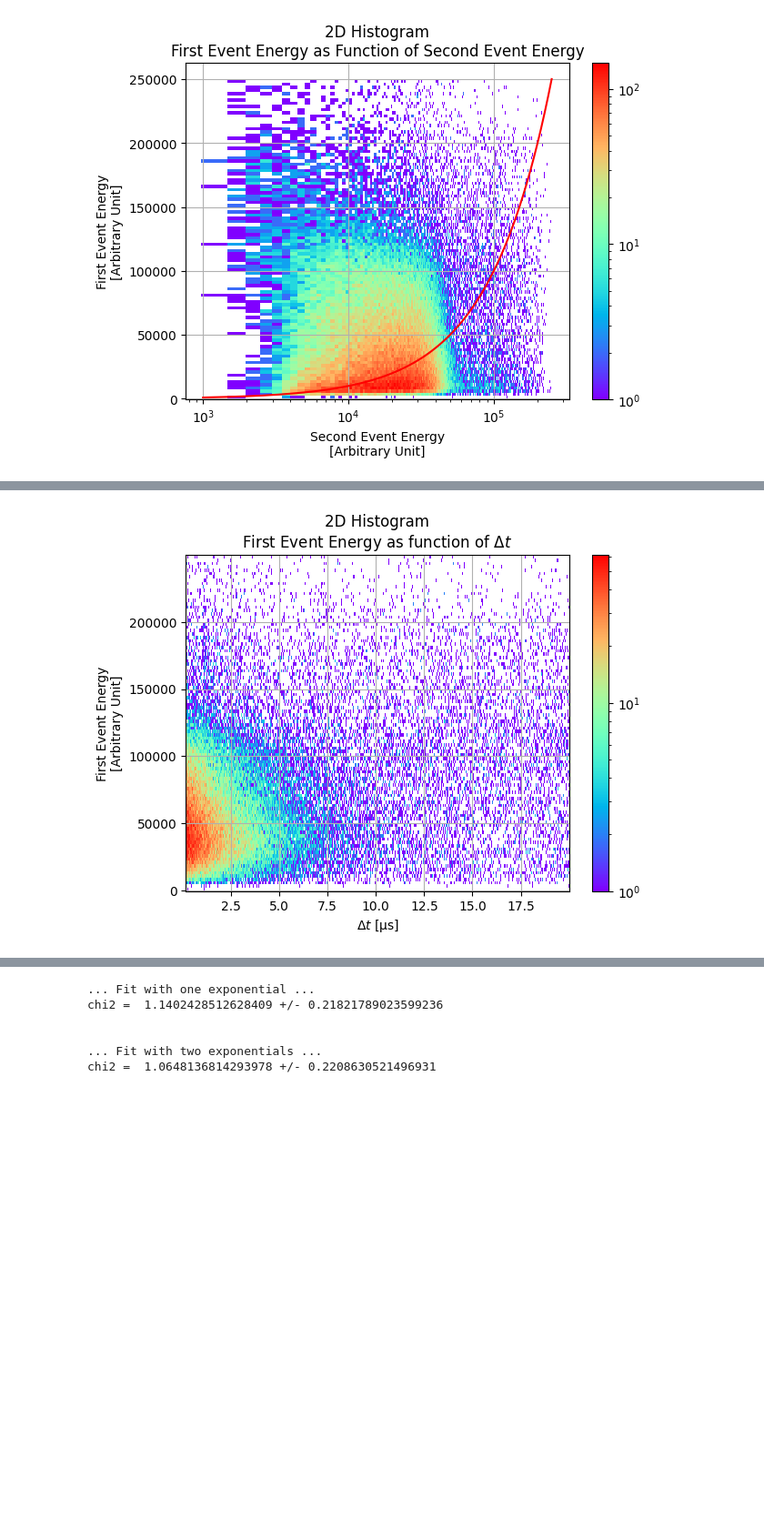
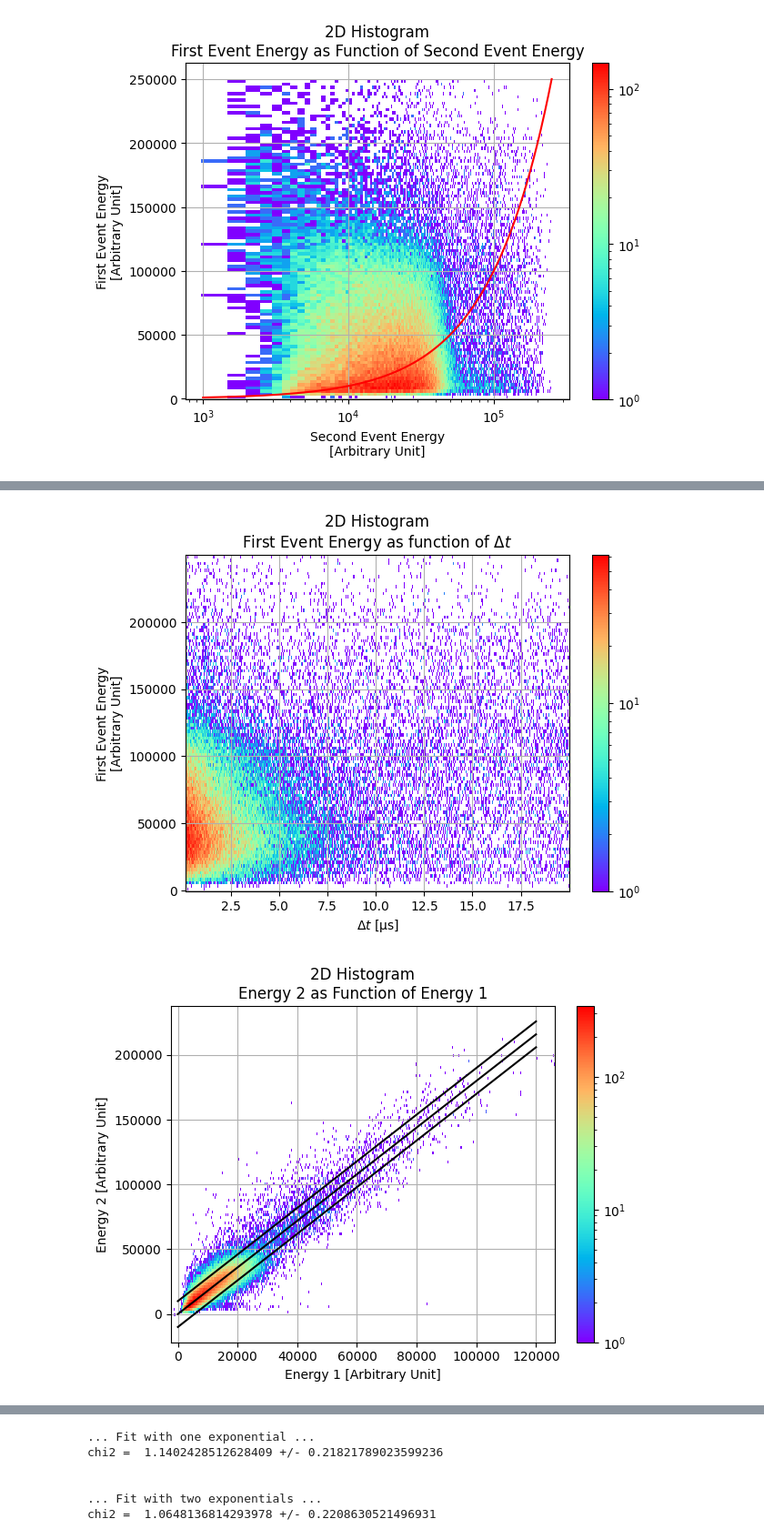
Before and after one commit to hindtaibi/BigMuoneXperiment, a Jupyter notebook: BigAnalysis.ipynb, the cells around one changed output, grey strips where cells are left out. Shown: that part at 91% size. Cells and saved outputs as stored; diff of their text form; code cells hidden in the pictures; blank space fills up the shorter version.

```diff
--- a/BigAnalysis.ipynb
+++ b/BigAnalysis.ipynb
@@ -235,30 +235,51 @@ plt.show()
 #Electron as function of dt
 fig, ax1 = plt.subplots(1, sharex=True)
 arr_1,xe_1,ye_1 = np.histogram2d(dt2[(dt2<dt_max) & (nrj2[:-1]<0.25e6) & (nrj2[1:]<0.25e6)][mask],
                                  nrj2[1:][(dt2<dt_max) & (nrj2[:-1]<0.25e6) & (nrj2[1:]<0.25e6)][mask],
                                  bins =(500,100))
 pcm_1 = ax1.pcolormesh(xe_1, ye_1,arr_1.T, cmap='rainbow', norm=LogNorm(vmin=arr_1.min()+1, vmax=arr_1.max()))
 ax1.set_xlabel('$\Delta t$ [µs]')
 ax1.set_ylabel('Second Event Energy\n[Arbitrary Unit]')
 ax1.set_title('2D Histogram\nSecond Event Energy as function of $\Delta t$')
 ax1.grid()
 fig.colorbar(pcm_1, ax=ax1, orientation='vertical', fraction=.1)
 plt.show()
 
 #Muon as function of dt
 fig, ax1 = plt.subplots(1, sharex=True)
 arr_1,xe_1,ye_1 = np.histogram2d(dt2[(dt2<dt_max) & (nrj2[:-1]<0.25e6) & (nrj2[1:]<0.25e6)][mask],
                                  nrj2[:-1][(dt2<dt_max) & (nrj2[:-1]<0.25e6) & (nrj2[1:]<0.25e6)][mask],
                                  bins =(500,100))
 pcm_1 = ax1.pcolormesh(xe_1, ye_1,arr_1.T, cmap='rainbow', norm=LogNorm(vmin=arr_1.min()+1, vmax=arr_1.max()))
 ax1.set_xlabel('$\Delta t$ [µs]')
 ax1.set_ylabel('First Event Energy\n[Arbitrary Unit]')
 ax1.set_title('2D Histogram\nFirst Event Energy as function of $\Delta t$')
 ax1.grid()
 fig.colorbar(pcm_1, ax=ax1, orientation='vertical', fraction=.1)
 plt.show()
+
+#Energy PM1 vs energy PM2
+
+alpha = 1.8
+beta = 10000
+
+fig, ax1 = plt.subplots(1, sharex=True)
+arr_1,xe_1,ye_1 = np.histogram2d(nrj1[1:][(dt2<dt_max) & (nrj2[:-1]<0.25e6) & (nrj2[1:]<0.25e6)][mask],
+                                 nrj2[1:][(dt2<dt_max) & (nrj2[:-1]<0.25e6) & (nrj2[1:]<0.25e6)][mask],
+                                 bins =(500,100))
+pcm_1 = ax1.pcolormesh(xe_1, ye_1,arr_1.T, cmap='rainbow', norm=LogNorm(vmin=arr_1.min()+1, vmax=arr_1.max()))
+ax1.set_xlabel('Energy 1 [Arbitrary Unit]')
+ax1.set_ylabel('Energy 2 [Arbitrary Unit]')
+ax1.set_title('2D Histogram\nEnergy 2 as Function of Energy 1')
+ax1.grid()
+ax1.plot([0,120000], [0, 1.8*120000], c='k')
+ax1.plot([0,120000], [0+10000, (1.8*120000)+10000], c='k')
+ax1.plot([0,120000], [0-10000, (1.8*120000)-10000], c='k')
+fig.colorbar(pcm_1, ax=ax1, orientation='vertical', fraction=.1)
+plt.show()
 # %% [output]
 [figure]
 [figure]
 [figure]
 [figure]
+[figure, added]
```
Also changed, not shown: parts of 7 cells of this notebook.
